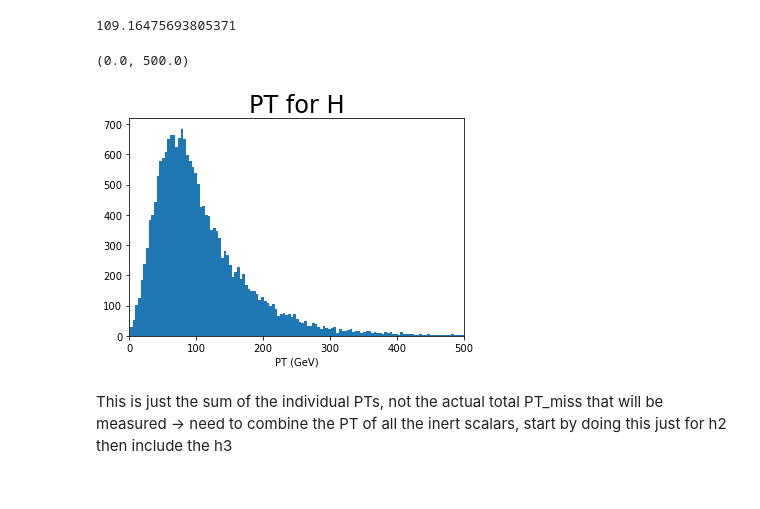
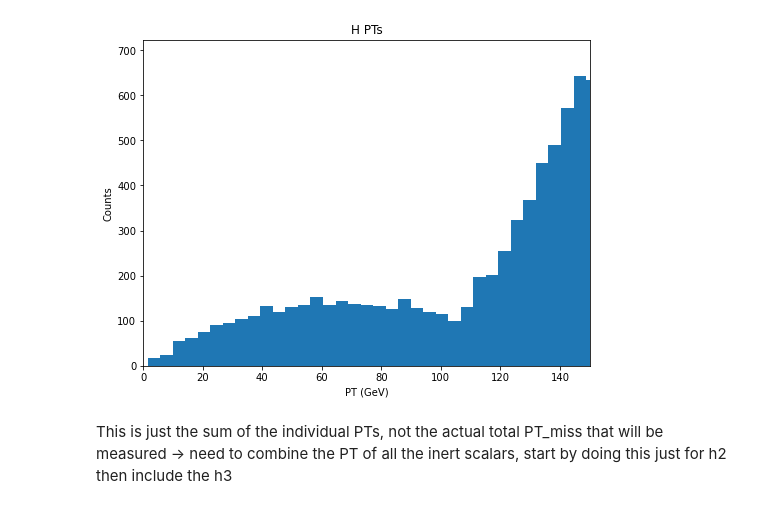
Before and after one commit to Teddy-Curtis/idmStudyImperial, a Jupyter notebook: MadGraph_files/distributions/findingCuts.ipynb, the cells around one changed output. Saved outputs shown, nothing was run; the diff lists cells and outputs as text; code cells hidden in the pictures.

```diff
--- a/MadGraph_files/distributions/findingCuts.ipynb
+++ b/MadGraph_files/distributions/findingCuts.ipynb
@@ -126,16 +56,22 @@ H_PT_scalarSum(H_data, dir)
-# %%
-# Let's do some plots
-h2_data = data[(data['Particle.PID'] == 35)]
-print(h2_data['Particle.PT'].mean())
-nbins = 300
-hist = plt.hist(h2_data['Particle.PT'], bins=nbins)
-plt.title(f'PT for H', fontsize=24)
-plt.xlabel('PT (GeV)')
-plt.xlim((0,500))
-# %% [output]
-109.16475693805371
-(0.0, 500.0)
-[figure, removed]
+# %%
+def H_PT(H_data):
+    #mean = H_data['Particle.PT'].mean()
+    #std = H_data['Particle.PT'].std()
+    nbins = 300
+    plt.figure(figsize=(8,6))
+    plt.tight_layout()
+    #plt.hist(H_data['Particle.PT'], bins=nbins, label=f'$\mu={mean:0.2f}$, $\sigma={std:0.2f}$')
+    plt.hist(H_data['Particle.PT'], bins=nbins)
+    plt.title(f'H PTs')
+    plt.xlabel(f'PT (GeV)')
+    plt.ylabel(f'Counts')
+    plt.xlim((0,150))
+
+H_data = data[(data['Particle.PID'] == 35)]
+
+H_PT(H_data)
+# %% [output]
+[figure, added]
 # %% [markdown]
 This is just the sum of the individual PTs, not the actual total PT_miss that will be measured -> need to combine the PT of all the inert scalars, start by doing this just for h2 then include the h3
 # %%
```
Also changed, not shown: parts of 23 cells of this notebook, 5 other files.
